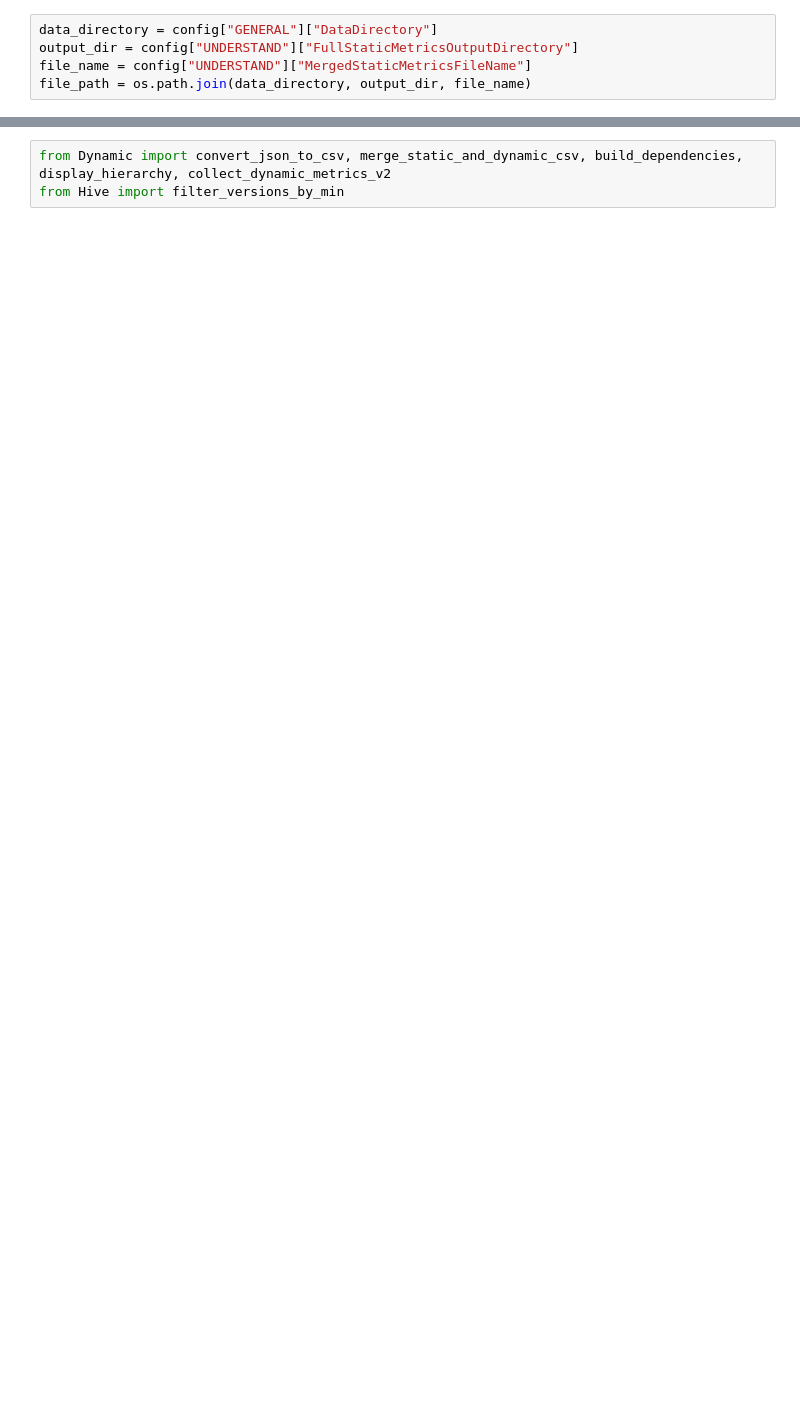
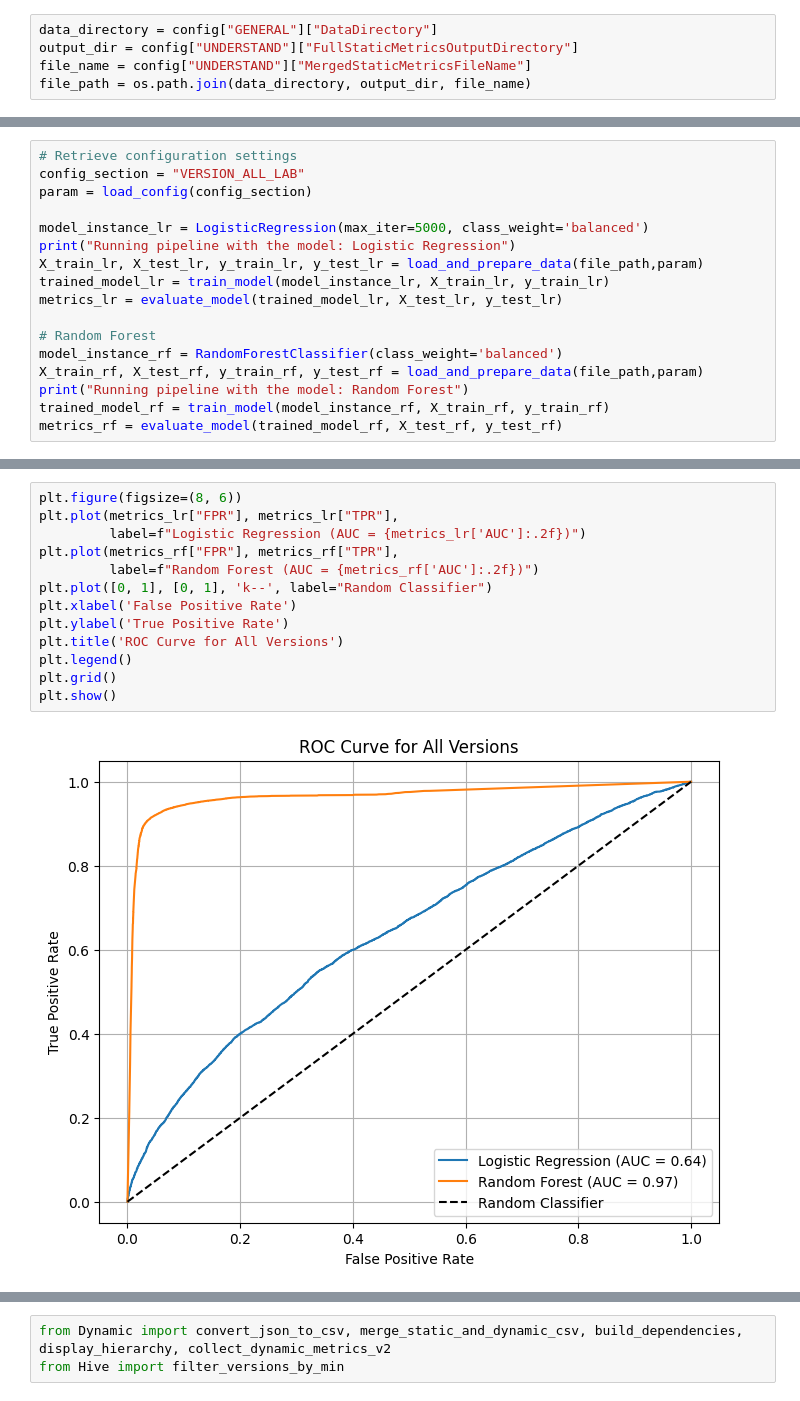
Before and after one commit to Dhexia/MGL869-Proj-Hive, a Jupyter notebook: src/run.ipynb, the cells around one changed output, grey strips where cells are left out. Saved outputs shown, nothing was run; the diff lists cells and outputs as text; blank space fills up the shorter version.

```diff
--- a/src/run.ipynb
+++ b/src/run.ipynb
@@ -252,0 +236,17 @@ file_path = os.path.join(data_directory, output_dir, file_name)
+# %%
+# Retrieve configuration settings
+config_section = "VERSION_ALL_LAB"
+param = load_config(config_section)
+
+model_instance_lr = LogisticRegression(max_iter=5000, class_weight='balanced')
+print("Running pipeline with the model: Logistic Regression")
+X_train_lr, X_test_lr, y_train_lr, y_test_lr = load_and_prepare_data(file_path,param)
+trained_model_lr = train_model(model_instance_lr, X_train_lr, y_train_lr)
+metrics_lr = evaluate_model(trained_model_lr, X_test_lr, y_test_lr)
+
+# Random Forest
+model_instance_rf = RandomForestClassifier(class_weight='balanced')
+X_train_rf, X_test_rf, y_train_rf, y_test_rf = load_and_prepare_data(file_path,param)
+print("Running pipeline with the model: Random Forest")
+trained_model_rf = train_model(model_instance_rf, X_train_rf, y_train_rf)
+metrics_rf = evaluate_model(trained_model_rf, X_test_rf, y_test_rf)
@@ -256,0 +286,15 @@ file_path = os.path.join(data_directory, output_dir, file_name)
+# %%
+plt.figure(figsize=(8, 6))
+plt.plot(metrics_lr["FPR"], metrics_lr["TPR"],
+         label=f"Logistic Regression (AUC = {metrics_lr['AUC']:.2f})")
+plt.plot(metrics_rf["FPR"], metrics_rf["TPR"],
+         label=f"Random Forest (AUC = {metrics_rf['AUC']:.2f})")
+plt.plot([0, 1], [0, 1], 'k--', label="Random Classifier")
+plt.xlabel('False Positive Rate')
+plt.ylabel('True Positive Rate')
+plt.title('ROC Curve for All Versions')
+plt.legend()
+plt.grid()
+plt.show()
+# %% [output]
+[figure, added]
```
Also changed, not shown: parts of 37 cells of this notebook, 8 other files.
